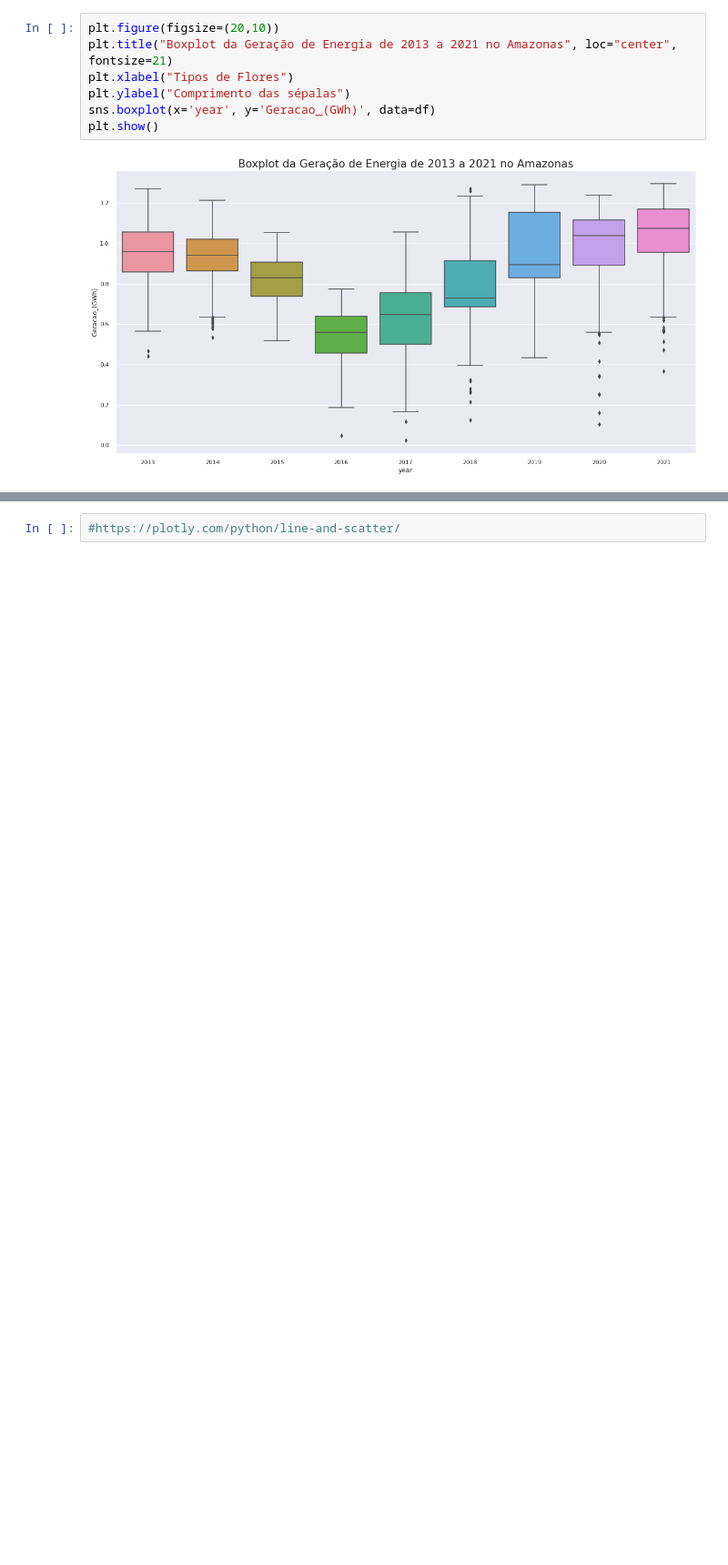
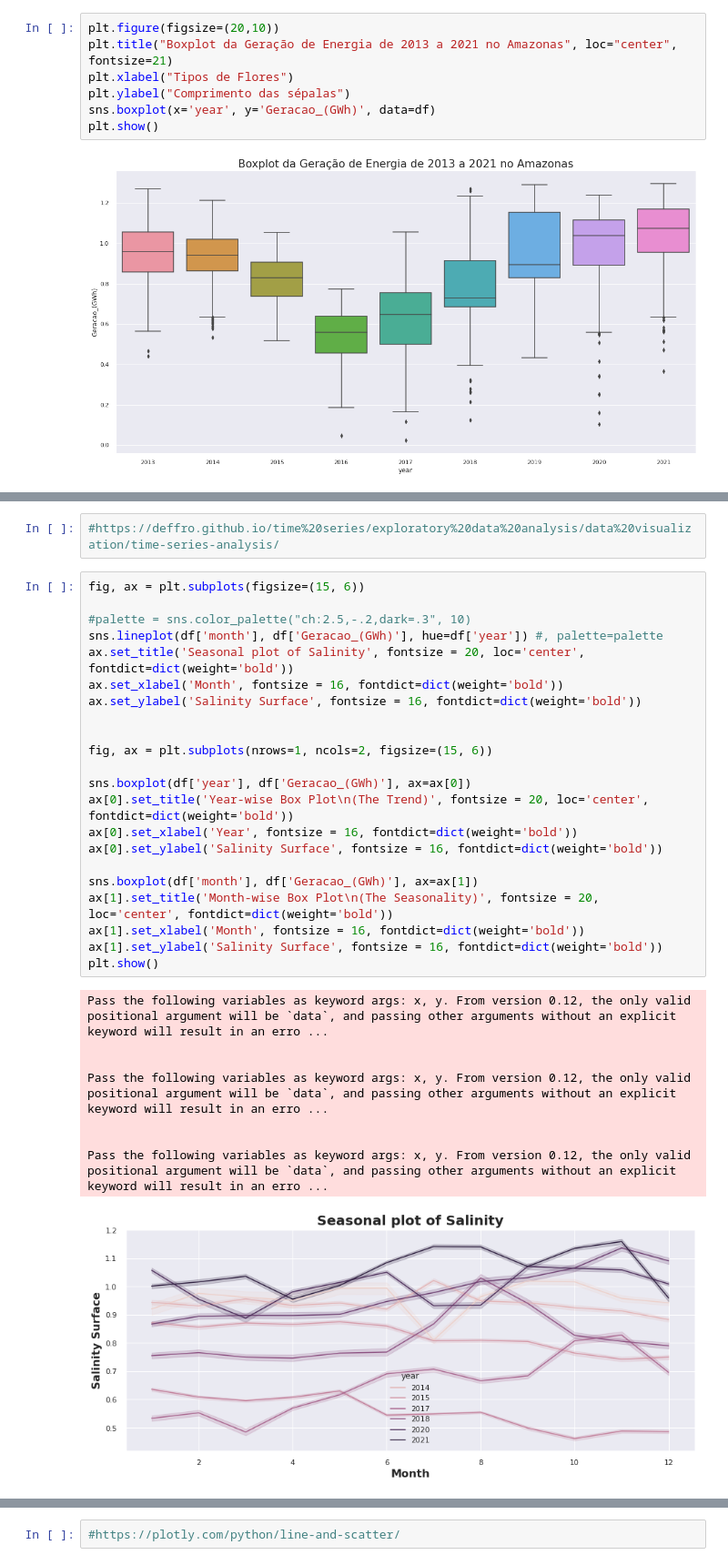
Before and after one commit to Leonardorochagit/Geracao_Energia, a Jupyter notebook: Previsao_GeracaoEnergia_AM.ipynb, the cells around one changed output, grey strips where cells are left out. Shown at 91% size. Saved outputs shown, nothing was run; the diff lists cells and outputs as text; blank space fills up the shorter version.

```diff
--- a/Previsao_GeracaoEnergia_AM.ipynb
+++ b/Previsao_GeracaoEnergia_AM.ipynb
@@ -373,0 +386,33 @@ plt.show()
+# %%
+#https://deffro.github.io/time%20series/exploratory%20data%20analysis/data%20visualization/time-series-analysis/
+# %%
+fig, ax = plt.subplots(figsize=(15, 6))
+
+#palette = sns.color_palette("ch:2.5,-.2,dark=.3", 10)
+sns.lineplot(df['month'], df['Geracao_(GWh)'], hue=df['year']) #, palette=palette
+ax.set_title('Seasonal plot of Salinity', fontsize = 20, loc='center', fontdict=dict(weight='bold'))
+ax.set_xlabel('Month', fontsize = 16, fontdict=dict(weight='bold'))
+ax.set_ylabel('Salinity Surface', fontsize = 16, fontdict=dict(weight='bold'))
+
+
+fig, ax = plt.subplots(nrows=1, ncols=2, figsize=(15, 6))
+
+sns.boxplot(df['year'], df['Geracao_(GWh)'], ax=ax[0])
+ax[0].set_title('Year-wise Box Plot\n(The Trend)', fontsize = 20, loc='center', fontdict=dict(weight='bold'))
+ax[0].set_xlabel('Year', fontsize = 16, fontdict=dict(weight='bold'))
+ax[0].set_ylabel('Salinity Surface', fontsize = 16, fontdict=dict(weight='bold'))
+
+sns.boxplot(df['month'], df['Geracao_(GWh)'], ax=ax[1])
+ax[1].set_title('Month-wise Box Plot\n(The Seasonality)', fontsize = 20, loc='center', fontdict=dict(weight='bold'))
+ax[1].set_xlabel('Month', fontsize = 16, fontdict=dict(weight='bold'))
+ax[1].set_ylabel('Salinity Surface', fontsize = 16, fontdict=dict(weight='bold'))
+plt.show()
+# %% [output]
+Pass the following variables as keyword args: x, y. From version 0.12, the only valid positional argument will be `data`, and passing other arguments without an explicit keyword will result in an erro ...
+
+
+Pass the following variables as keyword args: x, y. From version 0.12, the only valid positional argument will be `data`, and passing other arguments without an explicit keyword will result in an erro ...
+
+
+Pass the following variables as keyword args: x, y. From version 0.12, the only valid positional argument will be `data`, and passing other arguments without an explicit keyword will result in an erro ...
+[figure, added]
```
Also changed, not shown: parts of 31 cells of this notebook.
